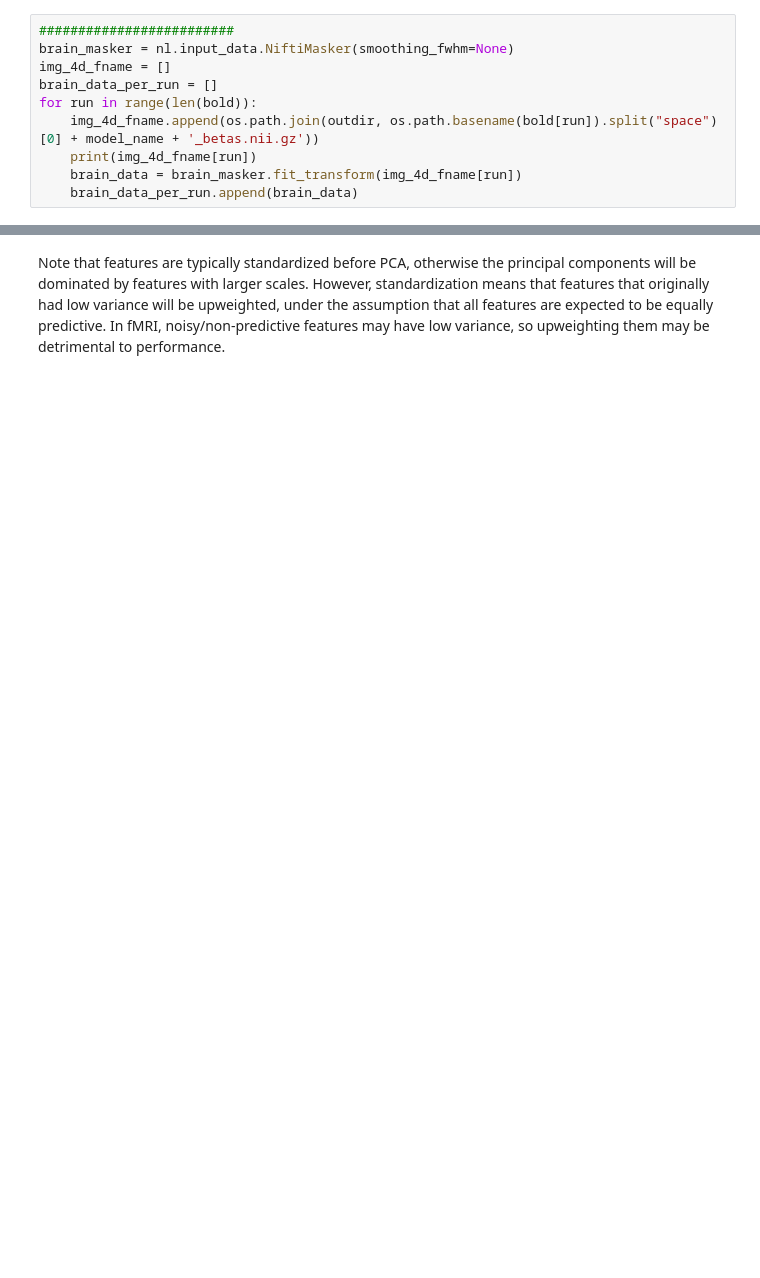
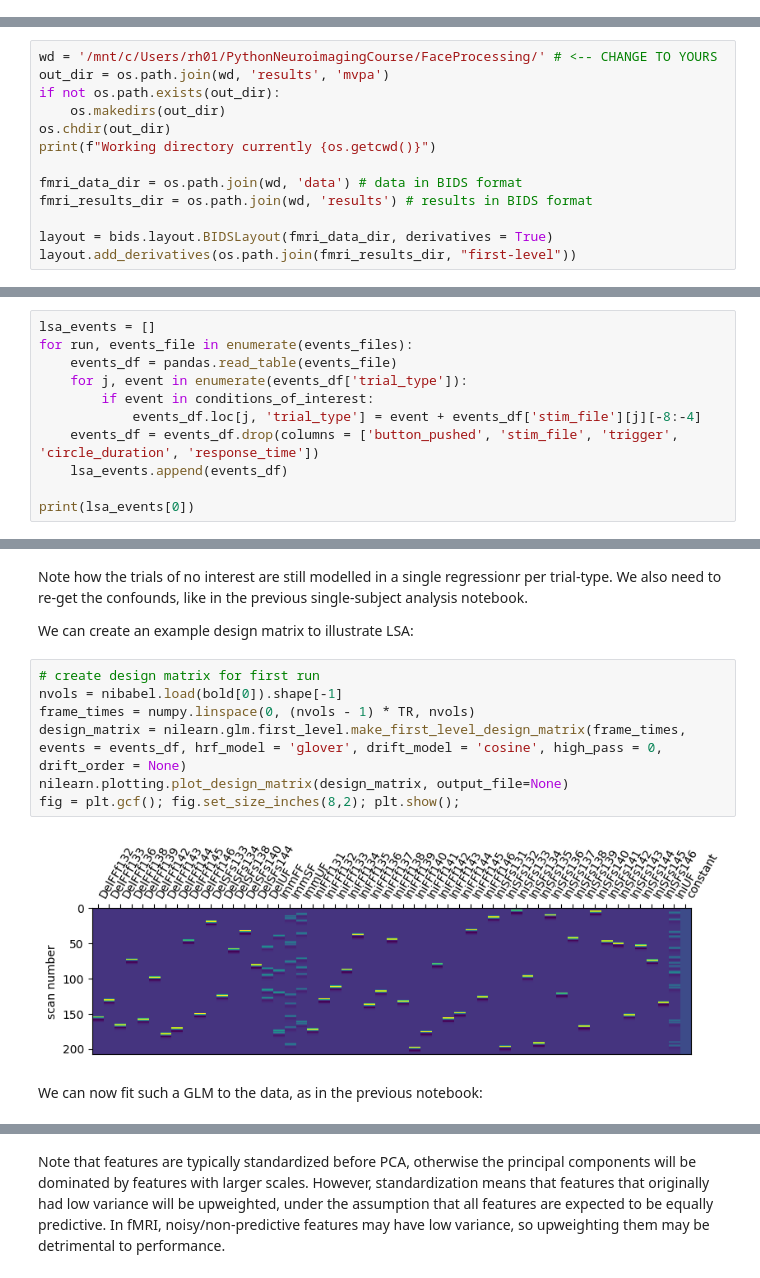
Before and after one commit to mabdelhack/ISN2025, a Jupyter notebook: Notebooks/nb08_MVPA_data.ipynb, the cells around one changed output, grey strips where cells are left out. Saved outputs shown, nothing was run; the diff lists cells and outputs as text; blank space fills up the shorter version.

```diff
--- a/Notebooks/nb08_MVPA_data.ipynb
+++ b/Notebooks/nb08_MVPA_data.ipynb
@@ -216,10 +0,0 @@ If want to load instead
-# %%
-#########################
-brain_masker = nl.input_data.NiftiMasker(smoothing_fwhm=None)
-img_4d_fname = []
-brain_data_per_run = []
-for run in range(len(bold)):
-    img_4d_fname.append(os.path.join(outdir, os.path.basename(bold[run]).split("space")[0] + model_name + '_betas.nii.gz'))
-    print(img_4d_fname[run])
-    brain_data = brain_masker.fit_transform(img_4d_fname[run])
-    brain_data_per_run.append(brain_data)
@@ -285,0 +41,13 @@ Shape of pattern matrix after PCA: (45, 10)
+# %%
+wd = '/mnt/c/Users/rh01/PythonNeuroimagingCourse/FaceProcessing/' # <-- CHANGE TO YOURS
+out_dir = os.path.join(wd, 'results', 'mvpa')
+if not os.path.exists(out_dir):
+    os.makedirs(out_dir)
+os.chdir(out_dir)
+print(f"Working directory currently {os.getcwd()}")
+
+fmri_data_dir = os.path.join(wd, 'data') # data in BIDS format
+fmri_results_dir = os.path.join(wd, 'results') # results in BIDS format
+
+layout = bids.layout.BIDSLayout(fmri_data_dir, derivatives = True)
+layout.add_derivatives(os.path.join(fmri_results_dir, "first-level"))
@@ -285,0 +82,11 @@ Shape of pattern matrix after PCA: (45, 10)
+# %%
+lsa_events = []
+for run, events_file in enumerate(events_files):
+    events_df = pandas.read_table(events_file)
+    for j, event in enumerate(events_df['trial_type']):
+        if event in conditions_of_interest:
+            events_df.loc[j, 'trial_type'] = event + events_df['stim_file'][j][-8:-4]
+    events_df = events_df.drop(columns = ['button_pushed', 'stim_file', 'trigger', 'circle_duration', 'response_time'])
+    lsa_events.append(events_df)
+
+print(lsa_events[0])
@@ -285,0 +108,15 @@ Shape of pattern matrix after PCA: (45, 10)
+# %% [markdown]
+Note how the trials of no interest are still modelled in a single regressionr per trial-type. We also need to re-get the confounds, like in the previous single-subject analysis notebook.
+
+We can create an example design matrix to illustrate LSA:
+# %%
+# create design matrix for first run
+nvols = nibabel.load(bold[0]).shape[-1]
+frame_times = numpy.linspace(0, (nvols - 1) * TR, nvols)
+design_matrix = nilearn.glm.first_level.make_first_level_design_matrix(frame_times, events = events_df, hrf_model = 'glover', drift_model = 'cosine', high_pass = 0, drift_order = None)
+nilearn.plotting.plot_design_matrix(design_matrix, output_file=None)
+fig = plt.gcf(); fig.set_size_inches(8,2); plt.show();
+# %% [output]
+[figure, added]
+# %% [markdown]
+We can now fit such a GLM to the data, as in the previous notebook:
```
Also changed, not shown: parts of 87 cells of this notebook, 3 other files.
